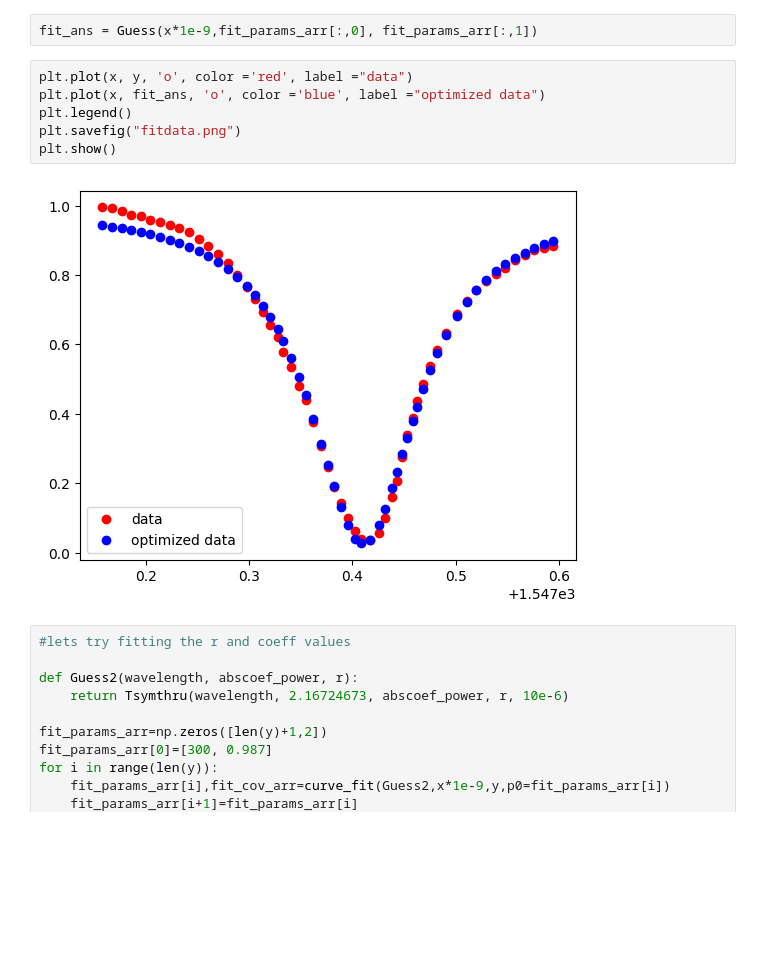
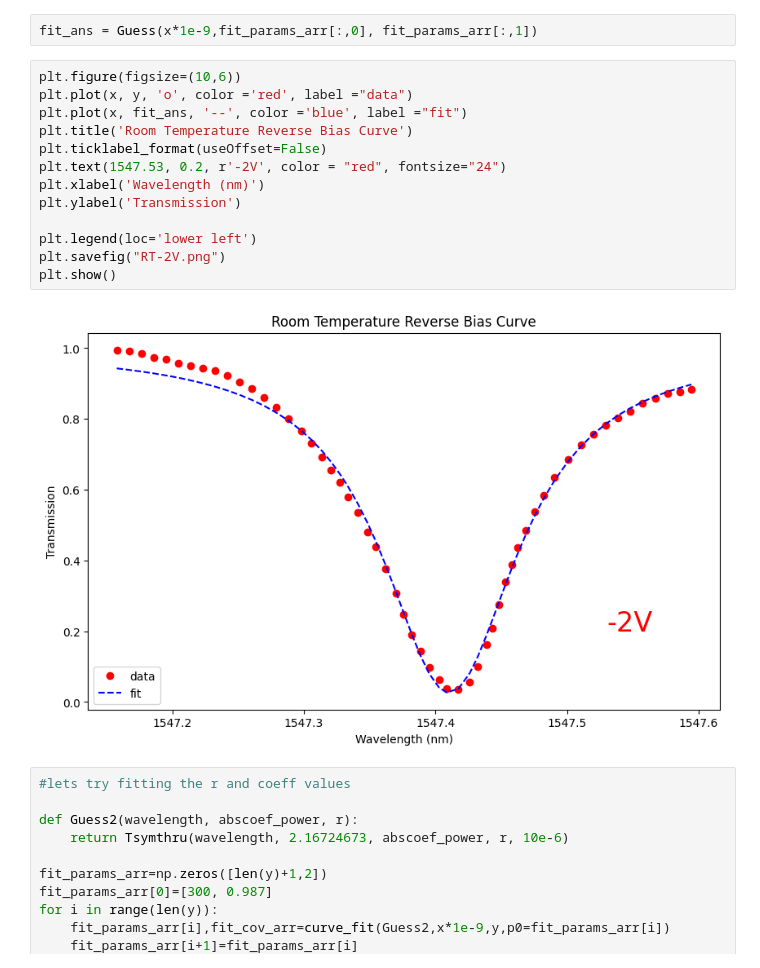
Before and after one commit to madelynnjm/Updated_Thesis, a Jupyter notebook: Falco/RT-code/RT-2V.ipynb, the cells around one changed output. Drawn from its saved outputs; the diff is of its cells as text; blank space fills up the shorter version.

Commit message:
adjusted RT Falco graphs

```diff
--- a/Falco/RT-code/RT-2V.ipynb
+++ b/Falco/RT-code/RT-2V.ipynb
@@ -88,13 +88,20 @@ print(fit_params_arr)
 # %%
 fit_ans = Guess(x*1e-9,fit_params_arr[:,0], fit_params_arr[:,1])
 # %%
+plt.figure(figsize=(10,6))
 plt.plot(x, y, 'o', color ='red', label ="data")
-plt.plot(x, fit_ans, 'o', color ='blue', label ="optimized data")
-plt.legend()
-plt.savefig("fitdata.png")
+plt.plot(x, fit_ans, '--', color ='blue', label ="fit")
+plt.title('Room Temperature Reverse Bias Curve')
+plt.ticklabel_format(useOffset=False)
+plt.text(1547.53, 0.2, r'-2V', color = "red", fontsize="24")
+plt.xlabel('Wavelength (nm)')
+plt.ylabel('Transmission')
+
+plt.legend(loc='lower left')
+plt.savefig("RT-2V.png")
 plt.show()
 # %% [output]
-[figure, old version]
+[figure, new version]
 # %%
 #lets try fitting the r and coeff values
 
```
Also changed, not shown: 12 other files.
